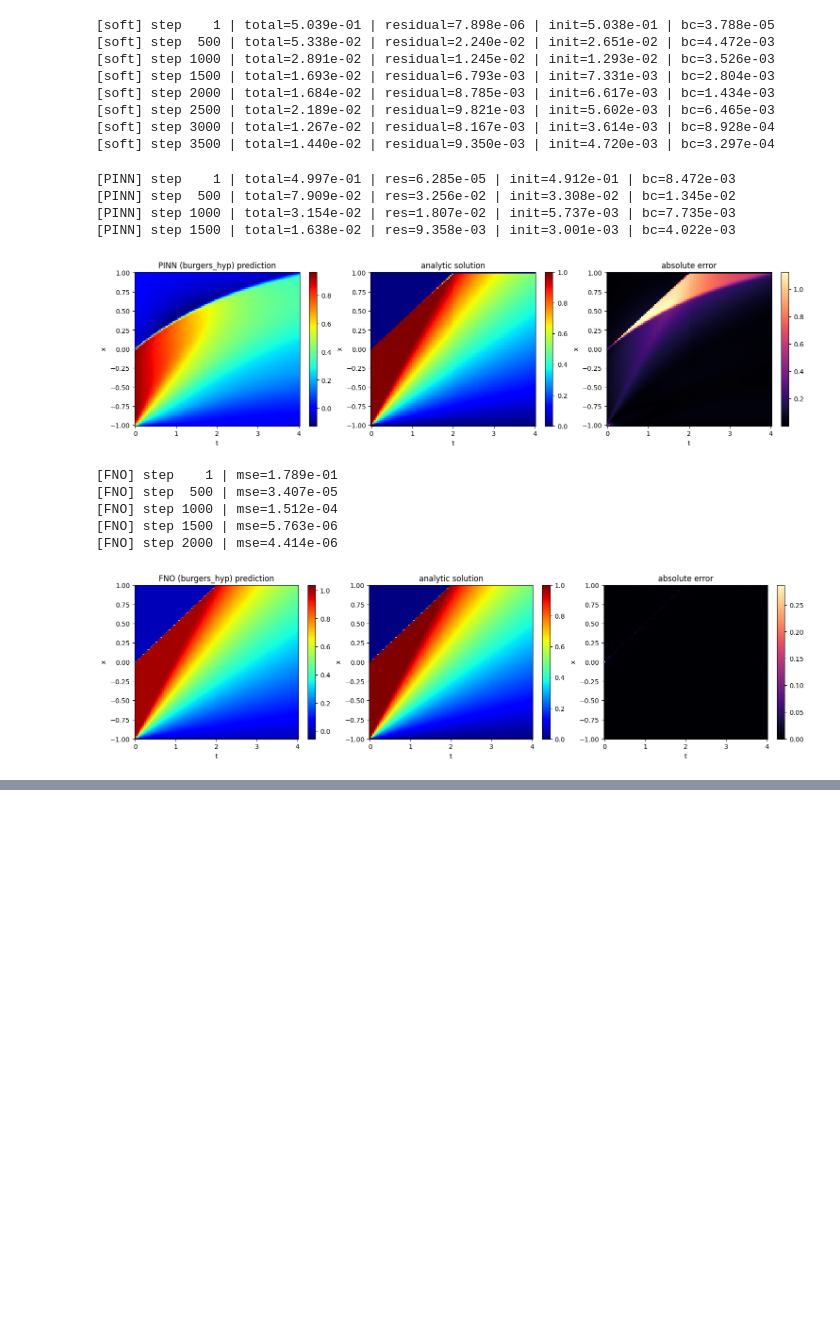
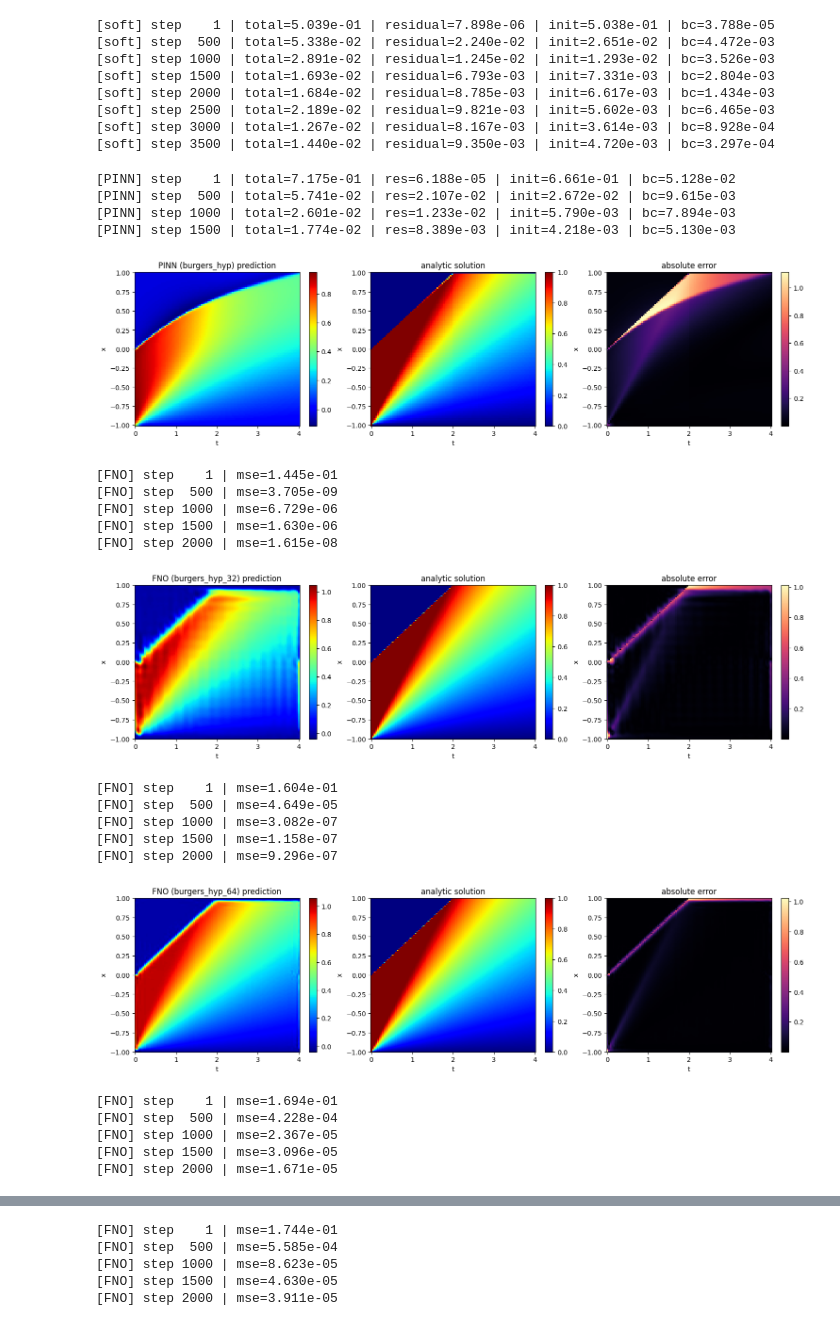
Before and after one commit to D-2n/DL-for-HPDE, a Jupyter notebook: jupyter notebooks/Burgers' Hyperbolic/burgers_pinn_hyperbolic.ipynb, the cells around one changed output, grey strips where cells are left out. Cells and saved outputs as stored; diff of their text form; code cells hidden in the pictures; blank space fills up the shorter version.

```diff
--- a/jupyter notebooks/Burgers' Hyperbolic/burgers_pinn_hyperbolic.ipynb
+++ b/jupyter notebooks/Burgers' Hyperbolic/burgers_pinn_hyperbolic.ipynb
@@ -176,8 +181,8 @@ def plot_burgers_mat(path="burgers_hyp.mat"):
     t = data["t"].squeeze()
     u = data["usol"]
 
-    if u.shape == (len(t), len(x)):
-        u = u.T
+    #if u.shape == (len(t), len(x)):
+     #   u = u.T
     plt.figure(figsize=(7, 4))
     plt.pcolormesh(t, x, u, shading="auto", cmap="jet")
     plt.xlabel("t")
@@ -187,5 +192,12 @@ def plot_burgers_mat(path="burgers_hyp.mat"):
     plt.tight_layout()
     plt.show()
 # %%
-plot_burgers_mat("burgers_hyp.mat")
+
+
+resolution_list = [32,64,128,256,512,1024]
+for i in resolution_list:
+    plot_burgers_mat(f"burgers_hyp_{i}.mat")
+
+print('----------------------------------------')
+plot_burgers_mat(f"burgers_hyp.mat")
 # %% [output]
@@ -669,8 +689,8 @@ def fno_prepare_burgers_grid(path='burgers_hyp.mat'):
     x = torch.tensor(data['x'], dtype=torch.float32).squeeze()
     t = torch.tensor(data['t'], dtype=torch.float32).squeeze()
     u = torch.tensor(data['usol'], dtype=torch.float32)
-    if u.shape == (len(x), len(t)):
-        u = u.T
+    #if u.shape == (len(x), len(t)):
+    #   u = u.T
     u = u.T
     X, T = torch.meshgrid(x, t, indexing='ij')
     inp = torch.stack([X, T], dim=0).unsqueeze(0)
@@ -813,42 +833,55 @@ def train_fno_burgers_path(
     torch.manual_seed(seed)
     np.random.seed(seed)
 
     inp, out, _, _ = fno_prepare_burgers_grid(path)
     inp = inp.to(device)
     out = out.to(device)
 
     model = FNO2d(
         in_channels=2,
         out_channels=1,
         width=width,
         modes_x=modes_x,
         modes_t=modes_t,
         layers=layers,
     ).to(device)
 
     opt = torch.optim.Adam(model.parameters(), lr=lr)
     for step in range(1, steps + 1):
         opt.zero_grad(set_to_none=True)
         pred = model(inp)
         loss = (pred - out).pow(2).mean()
         loss.backward()
         opt.step()
         if step % 500 == 0 or step == 1:
             print(f"[FNO] step {step:4d} | mse={loss.item():.3e}")
 
     return model
 
-fno_model = train_fno_burgers_path()
-plot_fno_vs_truth(fno_model, path='burgers_hyp.mat', title_prefix='FNO (burgers_hyp)')
+resolution_list = [32,64,128,256,512,1024]
+for i in resolution_list:
+    fno_model = train_fno_burgers_path(f'burgers_hyp_{i}.mat')
+    plot_fno_vs_truth(fno_model, path='burgers_hyp.mat', title_prefix=f'FNO (burgers_hyp_{i})')
 # %% [output]
-[PINN] step    1 | total=4.997e-01 | res=6.285e-05 | init=4.912e-01 | bc=8.472e-03
-[PINN] step  500 | total=7.909e-02 | res=3.256e-02 | init=3.308e-02 | bc=1.345e-02
-[PINN] step 1000 | total=3.154e-02 | res=1.807e-02 | init=5.737e-03 | bc=7.735e-03
-[PINN] step 1500 | total=1.638e-02 | res=9.358e-03 | init=3.001e-03 | bc=4.022e-03
+[PINN] step    1 | total=7.175e-01 | res=6.188e-05 | init=6.661e-01 | bc=5.128e-02
+[PINN] step  500 | total=5.741e-02 | res=2.107e-02 | init=2.672e-02 | bc=9.615e-03
+[PINN] step 1000 | total=2.601e-02 | res=1.233e-02 | init=5.790e-03 | bc=7.894e-03
+[PINN] step 1500 | total=1.774e-02 | res=8.389e-03 | init=4.218e-03 | bc=5.130e-03
 [figure]
-[FNO] step    1 | mse=1.789e-01
-[FNO] step  500 | mse=3.407e-05
-[FNO] step 1000 | mse=1.512e-04
-[FNO] step 1500 | mse=5.763e-06
-[FNO] step 2000 | mse=4.414e-06
+[FNO] step    1 | mse=1.445e-01
+[FNO] step  500 | mse=3.705e-09
+[FNO] step 1000 | mse=6.729e-06
+[FNO] step 1500 | mse=1.630e-06
+[FNO] step 2000 | mse=1.615e-08
-[figure, old version]
+[figure, new version]
+[FNO] step    1 | mse=1.604e-01
+[FNO] step  500 | mse=4.649e-05
+[FNO] step 1000 | mse=3.082e-07
+[FNO] step 1500 | mse=1.158e-07
+[FNO] step 2000 | mse=9.296e-07
+[figure, added]
+[FNO] step    1 | mse=1.694e-01
+[FNO] step  500 | mse=4.228e-04
+[FNO] step 1000 | mse=2.367e-05
+[FNO] step 1500 | mse=3.096e-05
+[FNO] step 2000 | mse=1.671e-05
@@ -854,0 +889,5 @@ plot_fno_vs_truth(fno_model, path='burgers_hyp.mat', title_prefix='FNO (burgers_
+[FNO] step    1 | mse=1.744e-01
+[FNO] step  500 | mse=5.585e-04
+[FNO] step 1000 | mse=8.623e-05
+[FNO] step 1500 | mse=4.630e-05
+[FNO] step 2000 | mse=3.911e-05
```
Also changed, not shown: parts of 7 cells of this notebook, 6 other files.
